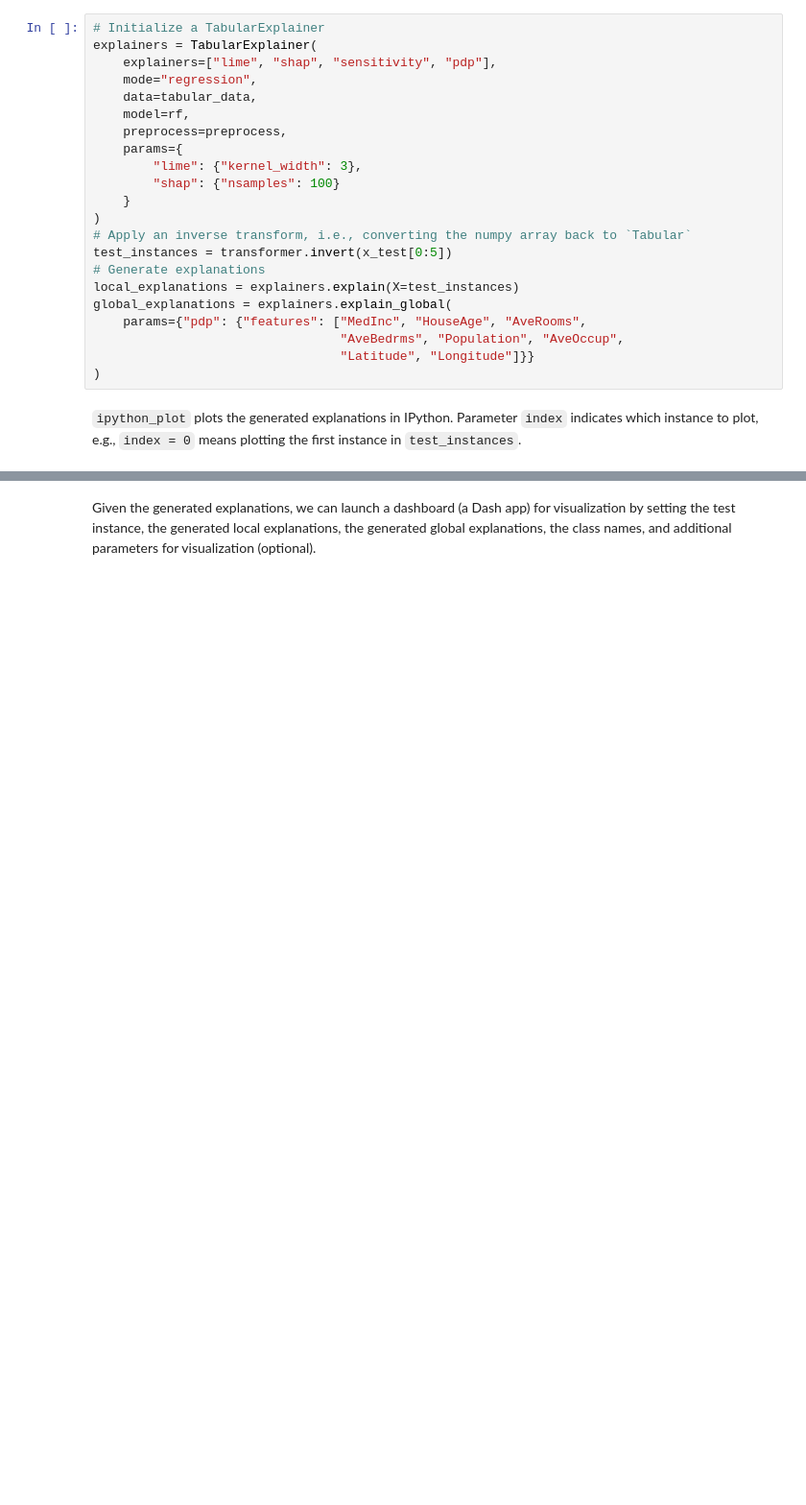
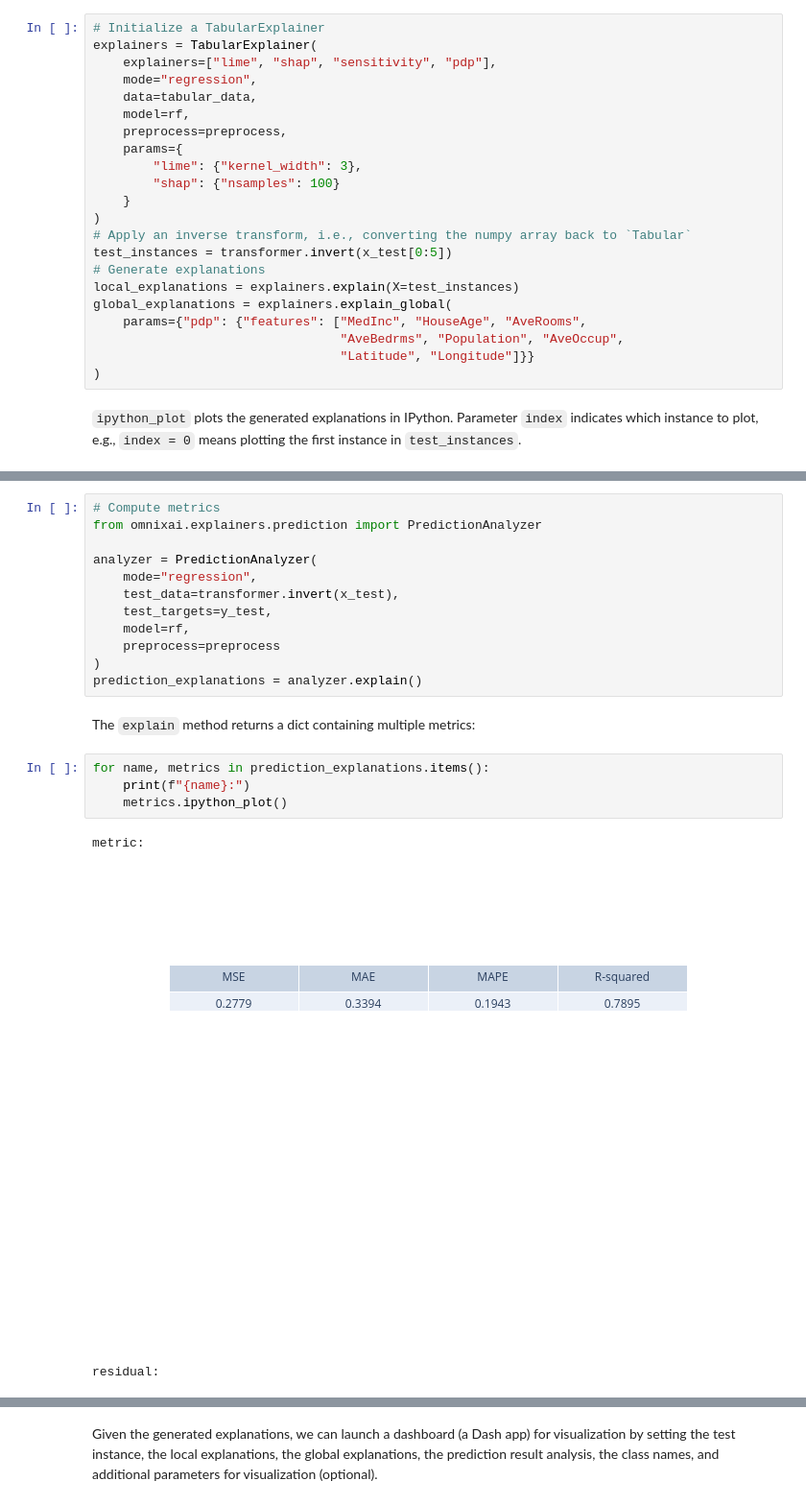
Before and after one commit to salesforce/OmniXAI, a Jupyter notebook: tutorials/tabular_regression.ipynb, the cells around one changed output, grey strips where cells are left out. Shown at 96% size. Drawn from its saved outputs; the diff is of its cells as text; blank space fills up the shorter version.

```diff
--- a/tutorials/tabular_regression.ipynb
+++ b/tutorials/tabular_regression.ipynb
@@ -134,0 +143,22 @@ PDP results:
+# %%
+# Compute metrics
+from omnixai.explainers.prediction import PredictionAnalyzer
+
+analyzer = PredictionAnalyzer(
+    mode="regression",
+    test_data=transformer.invert(x_test),
+    test_targets=y_test,
+    model=rf,
+    preprocess=preprocess
+)
+prediction_explanations = analyzer.explain()
+# %% [markdown]
+The `explain` method returns a dict containing multiple metrics:
+# %%
+for name, metrics in prediction_explanations.items():
+    print(f"{name}:")
+    metrics.ipython_plot()
+# %% [output]
+metric:
+[figure, added]
+residual:
@@ -135,5 +166,5 @@ PDP results:
 # %% [markdown]
-Given the generated explanations, we can launch a dashboard (a Dash app) for visualization by setting the test instance, the generated local explanations, the generated global explanations, the class names, and additional parameters for visualization (optional).
+Given the generated explanations, we can launch a dashboard (a Dash app) for visualization by setting the test instance, the local explanations, the global explanations, the prediction result analysis, the class names, and additional parameters for visualization (optional).
 # %%
 # Launch a dashboard for visualization
 dashboard = Dashboard(
```
Also changed, not shown: parts of 6 cells of this notebook, 9 other files.
